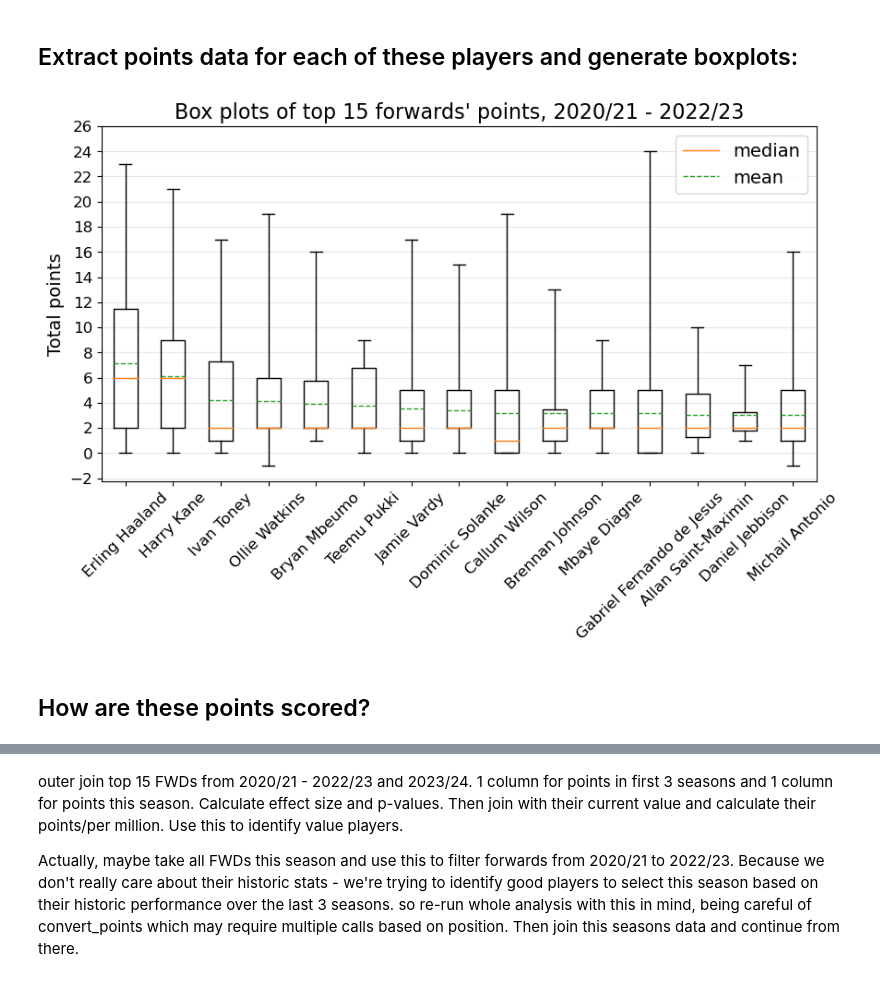
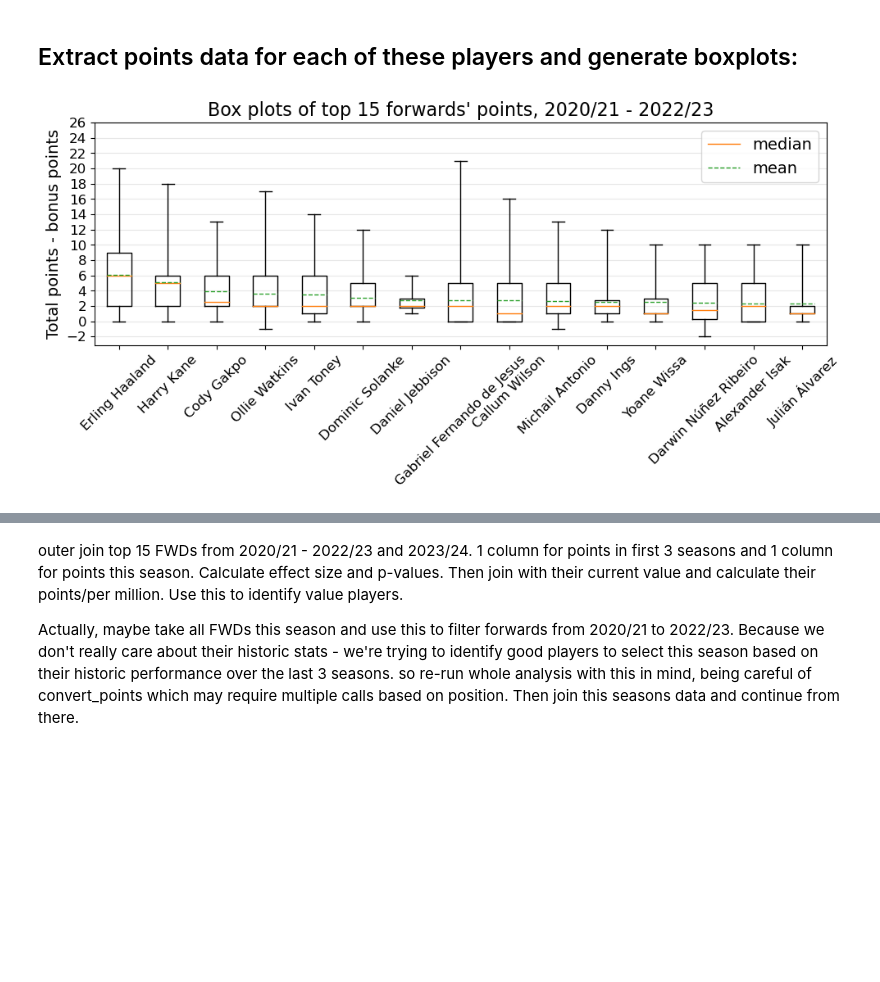
Before and after one commit to cooke99/PL-Analysis, a Jupyter notebook: Forward Player Analysis.ipynb, the cells around one changed output, grey strips where cells are left out. Cells and saved outputs as stored; diff of their text form; code cells hidden in the pictures; blank space fills up the shorter version.

```diff
--- a/Forward Player Analysis.ipynb
+++ b/Forward Player Analysis.ipynb
@@ -13,10 +45,12 @@ from convert_points import convert_points
 # %%
-data_path = '../data/Fantasy-Premier-League/data/cleaned_merged_seasons.csv'
-seasons_df = pd.read_csv(data_path, low_memory = False)
+data_2020_23_path = '../data/Fantasy-Premier-League/data/cleaned_merged_seasons.csv'
+seasons_df = pd.read_csv(data_2020_23_path, low_memory = False)
 seasons = ['2020-21', '2021-22', '2022-23']
-data_df = seasons_df.loc[seasons_df.season_x.isin(seasons),:]
-data_df.position = data_df.position.map({'DEF':'DEF','FWD':'FWD','GK':'GK','GKP':'GK','MID':'MID'})
-data_df
+data_2020_23_df = seasons_df.loc[seasons_df.season_x.isin(seasons),:]
+data_2020_23_df.position = data_2020_23_df.position.map({'DEF':'DEF','FWD':'FWD','GK':'GK','GKP':'GK','MID':'MID'})
+FWDs_2020_23_data = data_2020_23_df.loc[data_2020_23_df.name.isin(FWDs_2023_24),:]
+FWDs_2020_23_data.loc[:,'total - bonus points'] = FWDs_2020_23_data.total_points - FWDs_2020_23_data.bonus
+FWDs_2020_23_data
 # %% [output]
 A value is trying to be set on a copy of a slice from a DataFrame.
 Try using .loc[row_indexer,col_indexer] = value instead
@@ -85,8 +111,8 @@ So it turns out the median is a fairly useless metric, besides showing that Haal
 # %% [markdown]
 ## Which players had the highest mean score from 2020/21 - 2022/23?
 # %%
-top_15_FWDs = FWD_df.loc[:,['name','total_points']].groupby(['name']).mean()
-top_15_FWDs.sort_values(by = 'total_points', ascending = False, inplace = True)
-top_15_FWDs = top_15_FWDs.iloc[0:15,:]
-top_15_FWDs
+top_15_FWDs_mean = FWDs_2020_23_data.loc[:,['name','total_points', 'total - bonus points']].groupby(['name']).mean()
+top_15_FWDs_mean.sort_values(by = 'total - bonus points', ascending = False, inplace = True)
+top_15_FWDs_mean = top_15_FWDs_mean.iloc[0:15,:]
+top_15_FWDs_mean
 # %% [output]
@@ -110,5 +136,5 @@ top_15_FWDs
 # %%
-top_15_FWD_names = list(top_15_FWDs.index)
+top_15_FWD_names = list(top_15_FWDs_mean.index)
 top_15_FWD_names
 # %% [output]
 ['Erling Haaland',
@@ -131,26 +183,25 @@ top_15_FWD_names
 # %%
 points_data = []
 for name in top_15_FWD_names:
-    points_data.append(FWD_df.loc[FWD_df.name == name,'total_points'].values.astype(float))
+    points_data.append(FWDs_2020_23_data.loc[FWDs_2020_23_data.name == name,'total - bonus points'].values.astype(float))
 # %%
 title_font = 18
 axis_title_font = 16
 legend_font = 14
 axis_label_font = 14
 axis_tick_font = 12
 
 fig, ax = plt.subplots(nrows = 1, ncols = 1, figsize = (10,5))
 box_dict = ax.boxplot(points_data, whis=(0,100), labels = top_15_FWD_names, meanline = True, showmeans = True)
 _ = ax.set_xticklabels(ax.get_xticklabels(), fontsize = axis_tick_font, rotation = 45)
 _ = ax.set_yticks(np.arange(-2,28,2))
 _ = ax.set_yticklabels(ax.get_yticklabels(), fontsize = axis_tick_font)
-ax.set_ylabel('Total points', fontsize = axis_label_font)
+ax.set_ylabel('Total points - bonus points', fontsize = axis_label_font)
 ax.grid(axis = 'y', alpha = 0.3)
 ax.legend([box_dict['medians'][0], box_dict['means'][0]], ['median', 'mean'], fontsize = legend_font)
 ax.set_title('''Box plots of top 15 forwards' points, 2020/21 - 2022/23''', fontsize = axis_title_font)
-plt.savefig('./plots/top_15_FWDs_boxplots.png')
+fig.tight_layout(pad=1.0)
+plt.savefig('./plots/top_15_FWDs_boxplots.png', bbox_inches = 'tight')
 plt.show()
 # %% [output]
-[figure, old version]
+[figure, new version]
-# %% [markdown]
-## How are these points scored?
```
Also changed, not shown: parts of 33 cells of this notebook, 2 other files.
